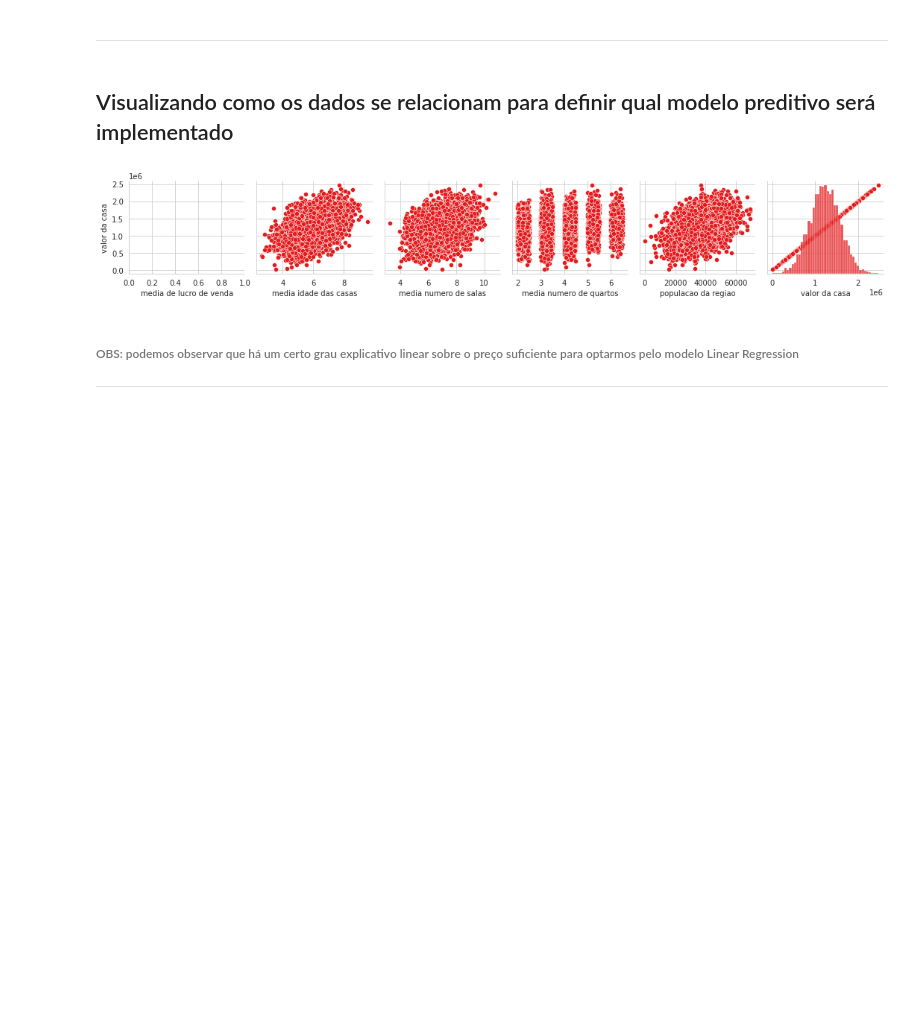
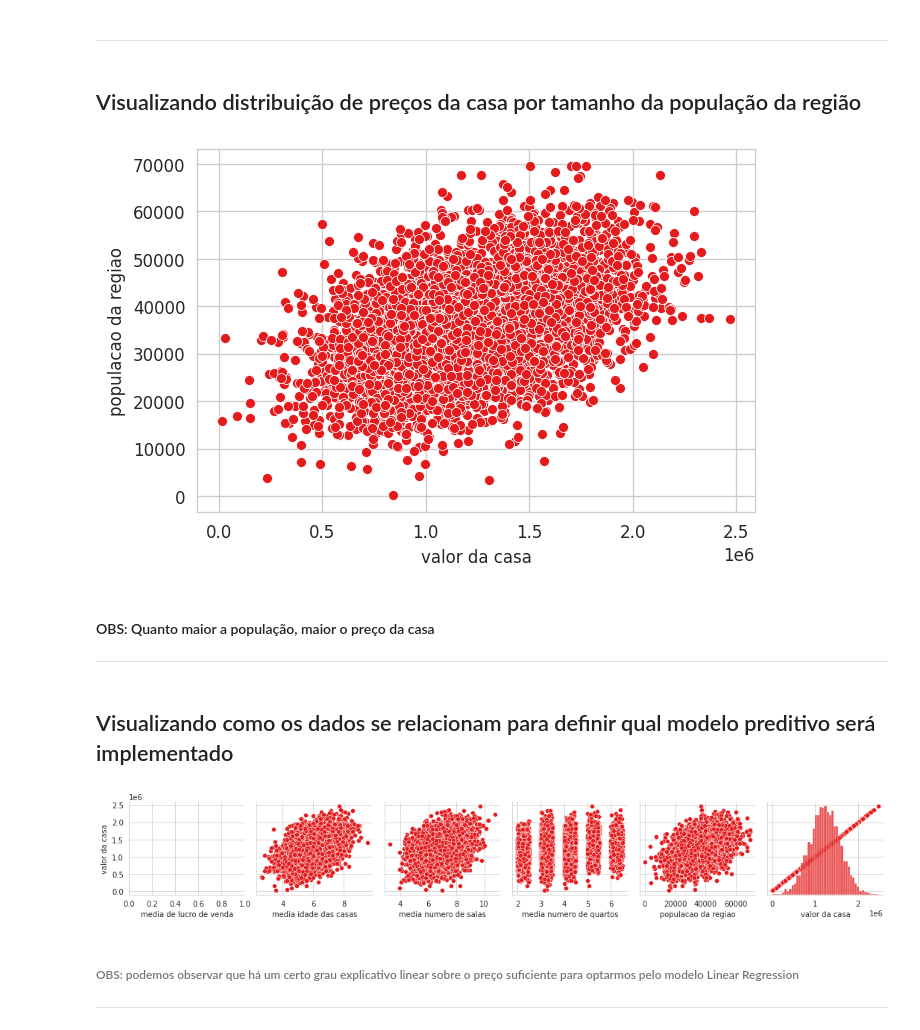
Before and after one commit to JairoLopes/Analises_R_Python, a Jupyter notebook: ML_VendaCasas/Predicao_casas.ipynb, the cells around one changed output. Cells and saved outputs as stored; diff of their text form; code cells hidden in the pictures; blank space fills up the shorter version.

```diff
--- a/ML_VendaCasas/Predicao_casas.ipynb
+++ b/ML_VendaCasas/Predicao_casas.ipynb
@@ -73,5 +80,16 @@ plt.show()
 # %% [markdown]
 ***
+# %% [markdown]
+## Visualizando distribuição de preços da casa por tamanho da população da região
+# %%
+plt.figure(dpi=120)
+sns.scatterplot(data=df, x='valor da casa',y='populacao da regiao')
+plt.show()
+# %% [output]
+[figure, added]
+# %% [markdown]
+#### OBS: Quanto maior a população, maior o preço da casa
+***
 # %% [markdown]
 ## Visualizando como os dados se relacionam para definir qual modelo preditivo será implementado
 # %%
```
Also changed, not shown: parts of 5 cells of this notebook.
